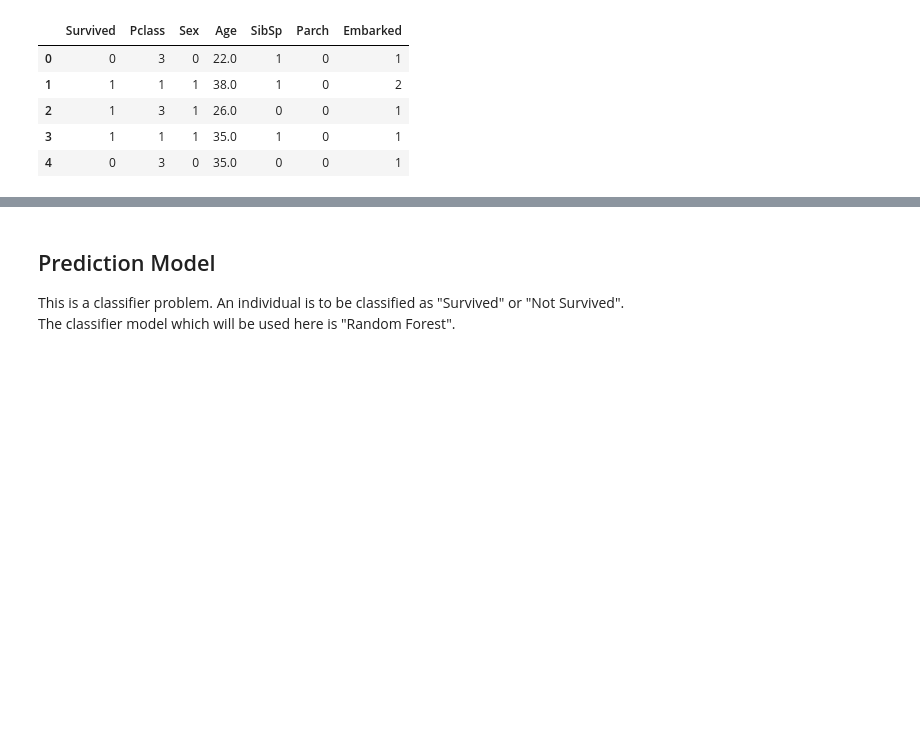
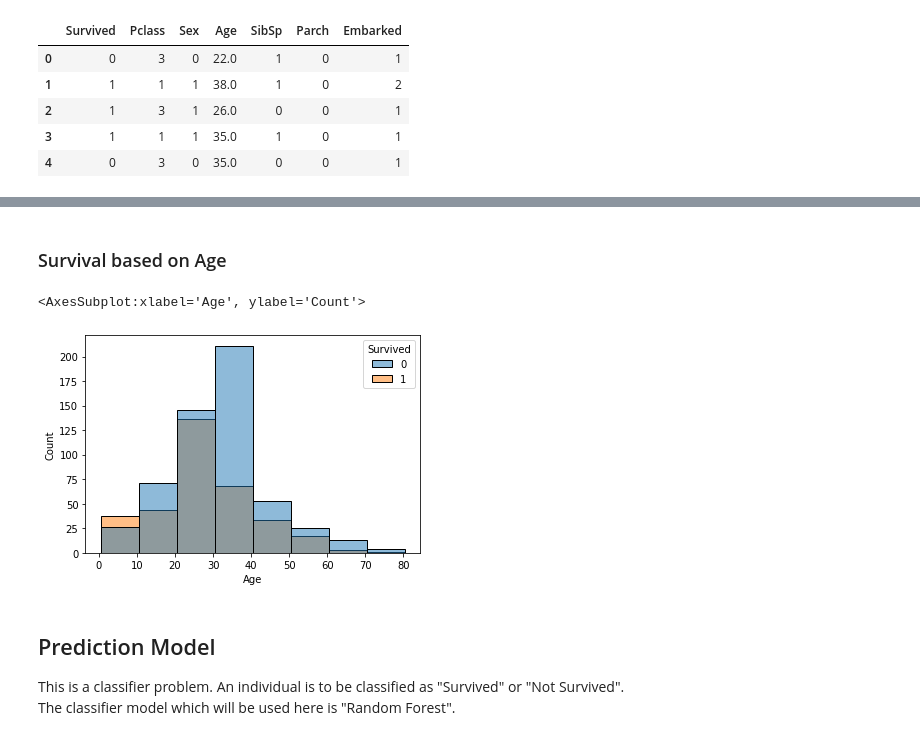
Before and after one commit to sreerajpr06/Titanic-Preprocessing-ML, a Jupyter notebook: TitanicDataset.ipynb, the cells around one changed output, grey strips where cells are left out. Saved outputs shown, nothing was run; the diff lists cells and outputs as text; code cells hidden in the pictures; blank space fills up the shorter version.

```diff
--- a/TitanicDataset.ipynb
+++ b/TitanicDataset.ipynb
@@ -331,3 +259,10 @@ test_data.head()
+# %% [markdown]
+### Survival based on Age
+# %%
+sns.histplot(x=train_data["Age"], hue="Survived", data=train_data, binwidth=10)
+# %% [output]
+<AxesSubplot:xlabel='Age', ylabel='Count'>
+[figure, added]
 # %% [markdown]
 ## Prediction Model
 
```
Also changed, not shown: parts of 28 cells of this notebook, 1 other file.
